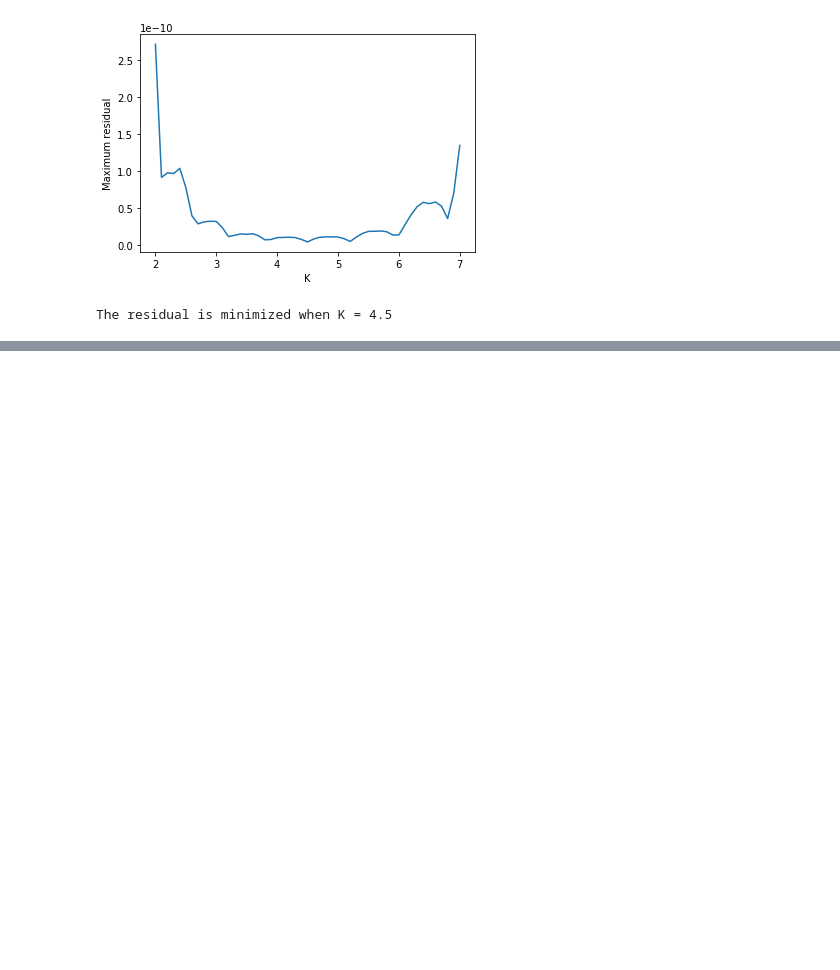
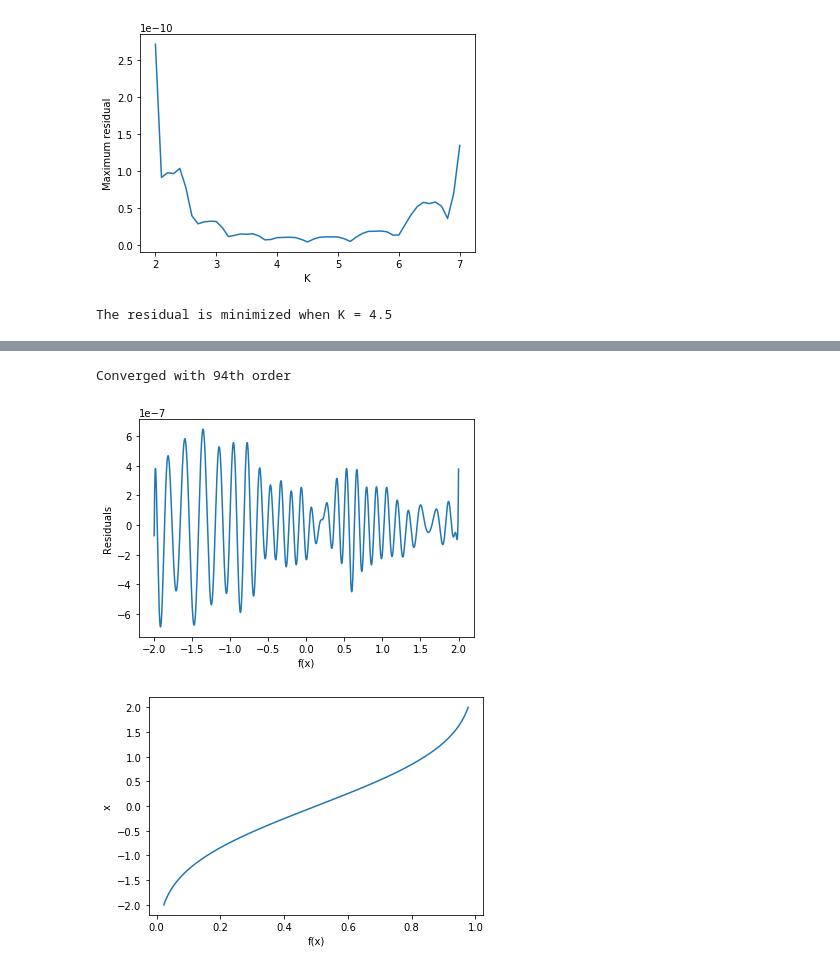
Before and after one commit to Takahiro-Toriyabe/ApplCompEconFinance, a Jupyter notebook: src/ex6.ipynb, the cells around one changed output, grey strips where cells are left out. Saved outputs shown, nothing was run; the diff lists cells and outputs as text; code cells hidden in the pictures; blank space fills up the shorter version.

```diff
--- a/src/ex6.ipynb
+++ b/src/ex6.ipynb
@@ -39,7 +39,7 @@ def get_chebyshev_node(a, b, k):
         for i in range(1, k + 1)])
     return (a + b) / 2 + (b - a) * x_tmp / 2
 
-def interpolate6_1b(k, x_fit=x_test):
+def interpolate6_1b(k, x_fit=np.linspace(-1, 1, 1000)):
     x_eval = get_chebyshev_node(-1, 1, k+1)
     coef = chebyshev.chebfit(x_eval, func6_1(x_eval), k)
     y_fit = chebyshev.chebval(x_fit, coef)
@@ -342,0 +357,40 @@ The residual is minimized when K = 4.5
+# %%
+# Exercise 6.7
+from scipy import stats
+
+def finverse(f, x_fit, *args):
+    f_curried = (lambda x: f(x, *args))
+    chebval_wrap = (lambda x, params: chebyshev.chebval(f_curried(x), params))
+
+    def get_params(k):
+        x_eval, x0 = get_chebyshev_node(np.min(x_fit), np.max(x_fit), k), np.zeros(k)
+        get_residual = (lambda params: x_eval - chebval_wrap(x_eval, params))
+        return optimize.root(get_residual, x0=x0, tol=1.0e-10)
+
+    for k in range(1, 200):
+        sol = get_params(k)
+        f_inv = chebval_wrap(x_fit, sol.x)
+        residuals = x_fit - f_inv
+        if np.max(abs(residuals)) < 1.0e-6:
+            print('Converged with {0:.0f}th order'.format(k))
+            plot_finv(x_fit, f_inv, residuals)
+            return sol, f_inv, residuals
+    raise ValueError('Not converged')
+
+def plot_finv(x_fit, f_inv, residuals):
+    plt.plot(x_fit, residuals)
+    plt.xlabel('f(x)'), plt.ylabel('Residuals')
+    plt.show()
+
+    plt.plot(f_test(x_fit), f_inv)
+    plt.xlabel('f(x)'), plt.ylabel('x')
+    plt.show()
+    return None
+
+f_test = stats.norm.cdf
+x_fit = np.linspace(-2, 2, 10000)
+sol, f_inv, residuals = finverse(f_test, x_fit)
+# %% [output]
+Converged with 94th order
+[figure, added]
+[figure, added]
```
Also changed, not shown: parts of 1 cell of this notebook.
